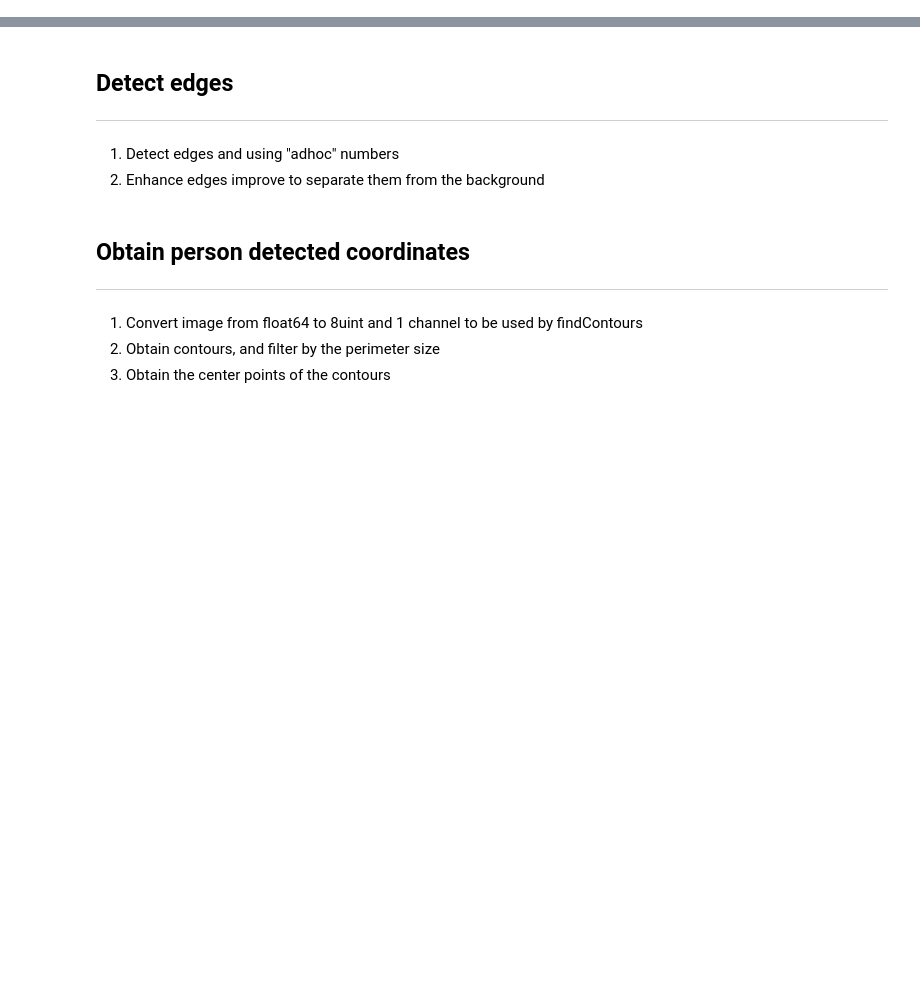
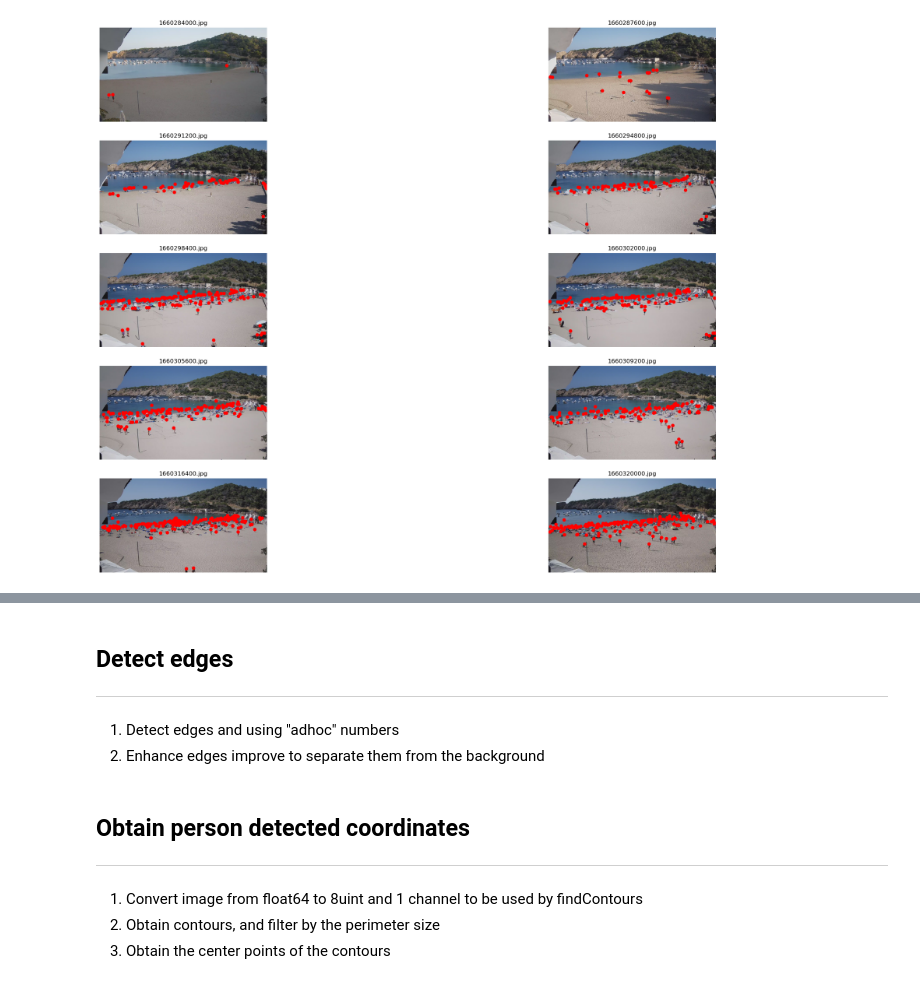
Before and after one commit to ufakz/crowd_counting, a Jupyter notebook: protoproject.ipynb, the cells around one changed output, grey strips where cells are left out. Saved outputs shown, nothing was run; the diff lists cells and outputs as text; code cells hidden in the pictures; blank space fills up the shorter version.

Commit message:
Add graphics and class metrics

```diff
--- a/protoproject.ipynb
+++ b/protoproject.ipynb
@@ -10,0 +18,24 @@ import os
+# %%
+def read_manual_annotations(input_file,with_headers =False):
+    file_path=f"data/{input_file}"
+    # Diccionario para almacenar los datos
+    data = defaultdict(lambda: {'people_count': 0, 'coordinates': []})
+    # No headers
+    with open(file_path, 'r', newline='') as csvfile:
+        reader = csv.reader(csvfile)
+        if with_headers:
+            next(reader)
+        for row in reader:
+            if with_headers:
+                label, point_x, point_y, image_name, image_width, image_height=row
+                name = image_name
+                x = int(point_x)
+                y = int(point_y)
+            else:
+                # Extract values based on the order: label, x, y, name, height, width
+                name = row[3]
+                x = int(row[1])
+                y = int(row[2])
+            data[name]['people_count'] += 1
+            data[name]['coordinates'].append((x, y))
+    return data
@@ -10,0 +46,23 @@ import os
+# %%
+image_names = ["1660284000.jpg","1660287600.jpg", "1660294800.jpg","1660291200.jpg","1660298400.jpg","1660302000.jpg","1660305600.jpg","1660309200.jpg","1660316400.jpg","1660320000.jpg"]
+manual_path = "manual_annotations.csv"
+manual_results = read_manual_annotations(manual_path, True)
+
+fig, axes = plt.subplots(5, 2, figsize=(30, 20))
+axes = axes.flatten() #
+for ax, (image_name, data) in zip(axes, manual_results.items()):
+
+    image_path=f"data/{image_name}"
+    image = Image.open(image_path)
+    ax.imshow(image)
+
+    # Add manual annotations
+    for (x, y) in data['coordinates']:
+        ax.plot(x, y, 'ro')  # red
+
+    ax.set_title(image_name)
+    ax.axis('off')
+
+plt.show()
+# %% [output]
+[figure, added]
```
Also changed, not shown: parts of 27 cells of this notebook.
